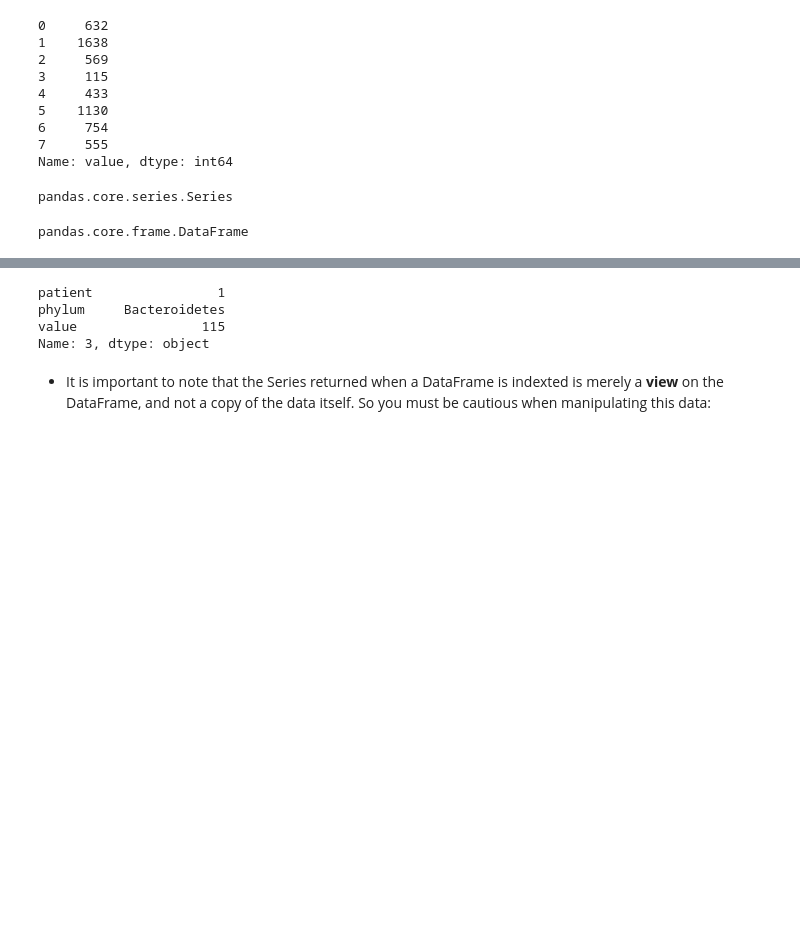
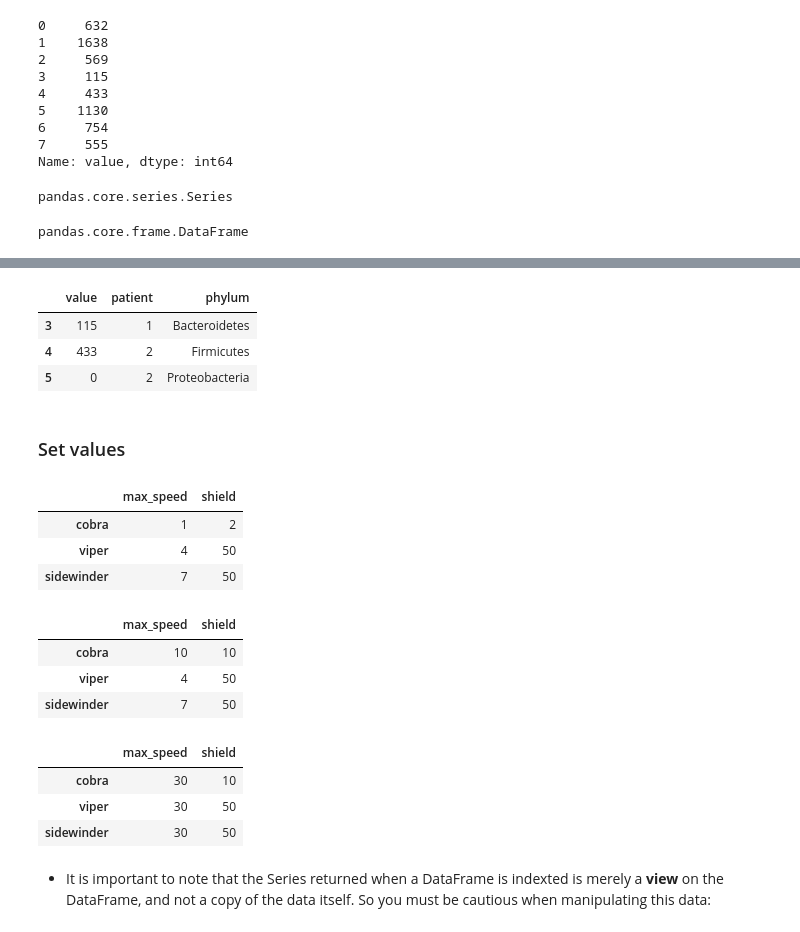
Before and after one commit to feng-li/Python-for-Statisticians-and-Economists, a Jupyter notebook: P02-Python-Data-Structures/L02.2-Data-Wrangling-with-Pandas.ipynb, the cells around one changed output, grey strips where cells are left out. Drawn from its saved outputs; the diff is of its cells as text; code cells hidden in the pictures; blank space fills up the shorter version.

```diff
--- a/P02-Python-Data-Structures/L02.2-Data-Wrangling-with-Pandas.ipynb
+++ b/P02-Python-Data-Structures/L02.2-Data-Wrangling-with-Pandas.ipynb
@@ -249,10 +390,38 @@ pandas.core.frame.DataFrame
 # %%
-data.ix[3]
+data.loc[3:5]
 # %% [output]
-patient                1
-phylum     Bacteroidetes
-value                115
-Name: 3, dtype: object
+|  | value | patient | phylum |
+| 3 | 115 | 1 | Bacteroidetes |
+| 4 | 433 | 2 | Firmicutes |
+| 5 | 0 | 2 | Proteobacteria |
+# %% [markdown]
+### Set values
+# %%
+# Set value for all items matching the list of labels
+df.loc[['viper', 'sidewinder'], ['shield']] = 50
+df
+# %% [output]
+|  | max_speed | shield |
+| cobra | 1 | 2 |
+| viper | 4 | 50 |
+| sidewinder | 7 | 50 |
+# %%
+df.loc['cobra'] = 10 # Set value for an entire row
+
+df
+# %% [output]
+|  | max_speed | shield |
+| cobra | 10 | 10 |
+| viper | 4 | 50 |
+| sidewinder | 7 | 50 |
+# %%
+df.loc[:, 'max_speed'] = 30 # Set value for an entire column
+df
+# %% [output]
+|  | max_speed | shield |
+| cobra | 30 | 10 |
+| viper | 30 | 50 |
+| sidewinder | 30 | 50 |
 # %% [markdown]
 - It is important to note that the Series returned when a DataFrame is indexted is merely a **view** on the DataFrame, and not a copy of the data itself. So you must be cautious when manipulating this data:
 # %%
```
Also changed, not shown: parts of 258 cells of this notebook, 34 other files.
